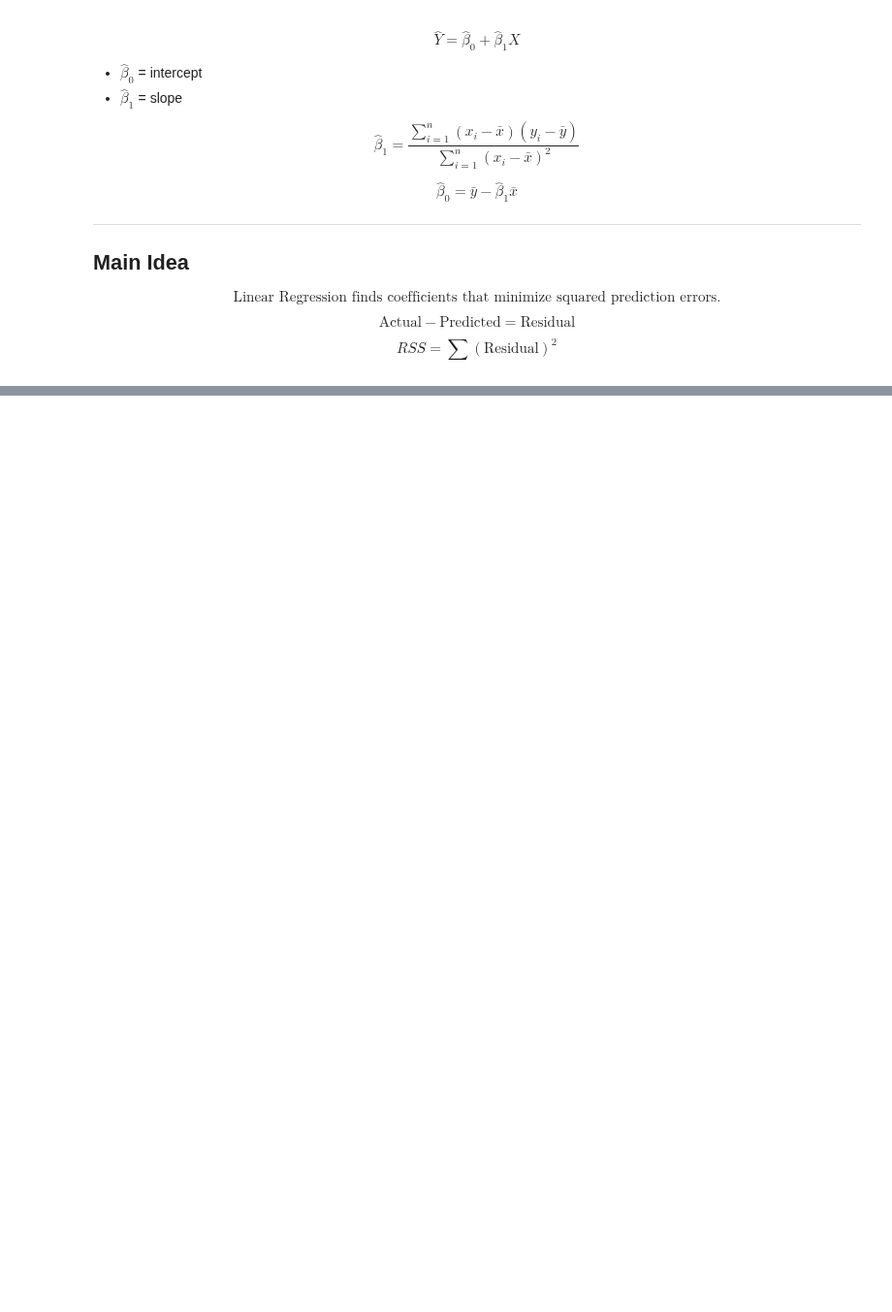
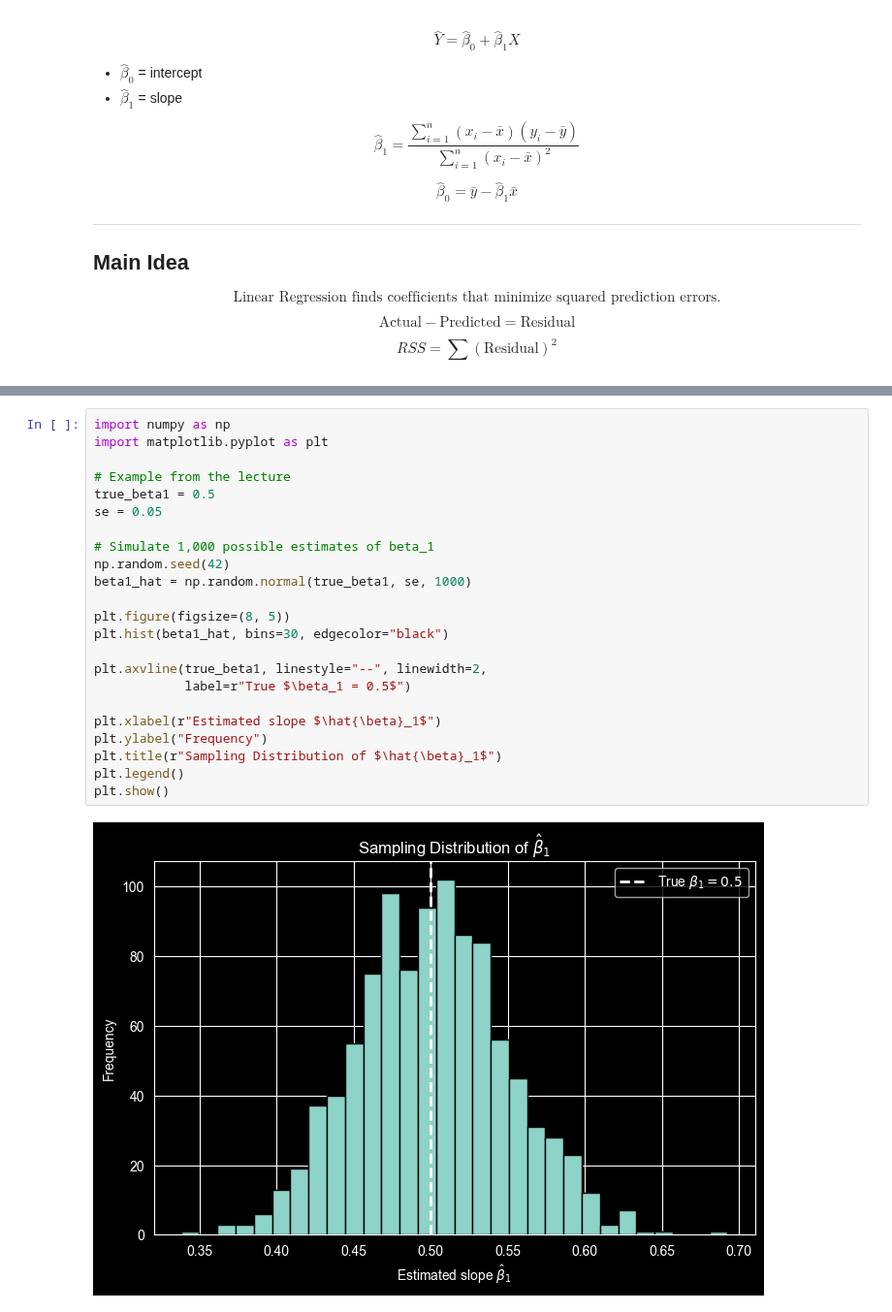
Before and after one commit to fuadh246/ese-5410, a Jupyter notebook: modules_notes/module_3: Linear Regression/Linear_Regression_and_Statistics.ipynb, the cells around one changed output, grey strips where cells are left out. Shown at 97% size. Saved outputs shown, nothing was run; the diff lists cells and outputs as text; blank space fills up the shorter version.

```diff
--- a/modules_notes/module_3: Linear Regression/Linear_Regression_and_Statistics.ipynb
+++ b/modules_notes/module_3: Linear Regression/Linear_Regression_and_Statistics.ipynb
@@ -177,0 +332,25 @@ $$
+# %%
+import numpy as np
+import matplotlib.pyplot as plt
+
+# Example from the lecture
+true_beta1 = 0.5
+se = 0.05
+
+# Simulate 1,000 possible estimates of beta_1
+np.random.seed(42)
+beta1_hat = np.random.normal(true_beta1, se, 1000)
+
+plt.figure(figsize=(8, 5))
+plt.hist(beta1_hat, bins=30, edgecolor="black")
+
+plt.axvline(true_beta1, linestyle="--", linewidth=2,
+            label=r"True $\beta_1 = 0.5$")
+
+plt.xlabel(r"Estimated slope $\hat{\beta}_1$")
+plt.ylabel("Frequency")
+plt.title(r"Sampling Distribution of $\hat{\beta}_1$")
+plt.legend()
+plt.show()
+# %% [output]
+[figure, added]
```
Also changed, not shown: parts of 10 cells of this notebook, 1 other file.
